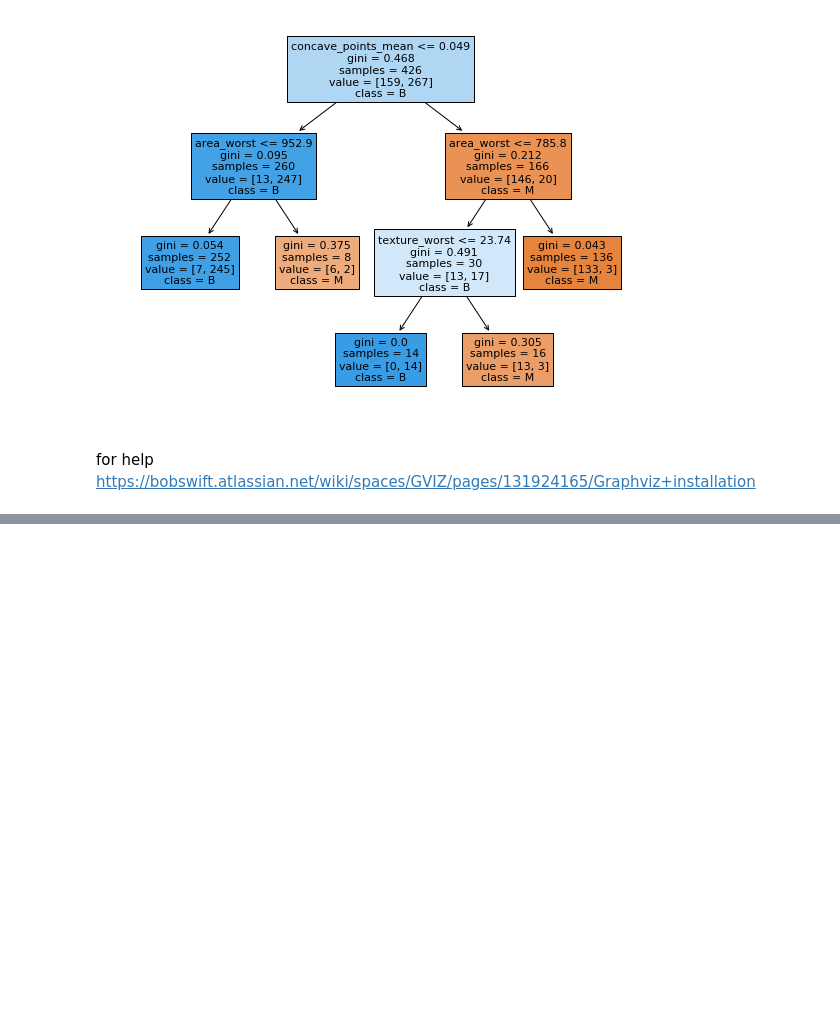
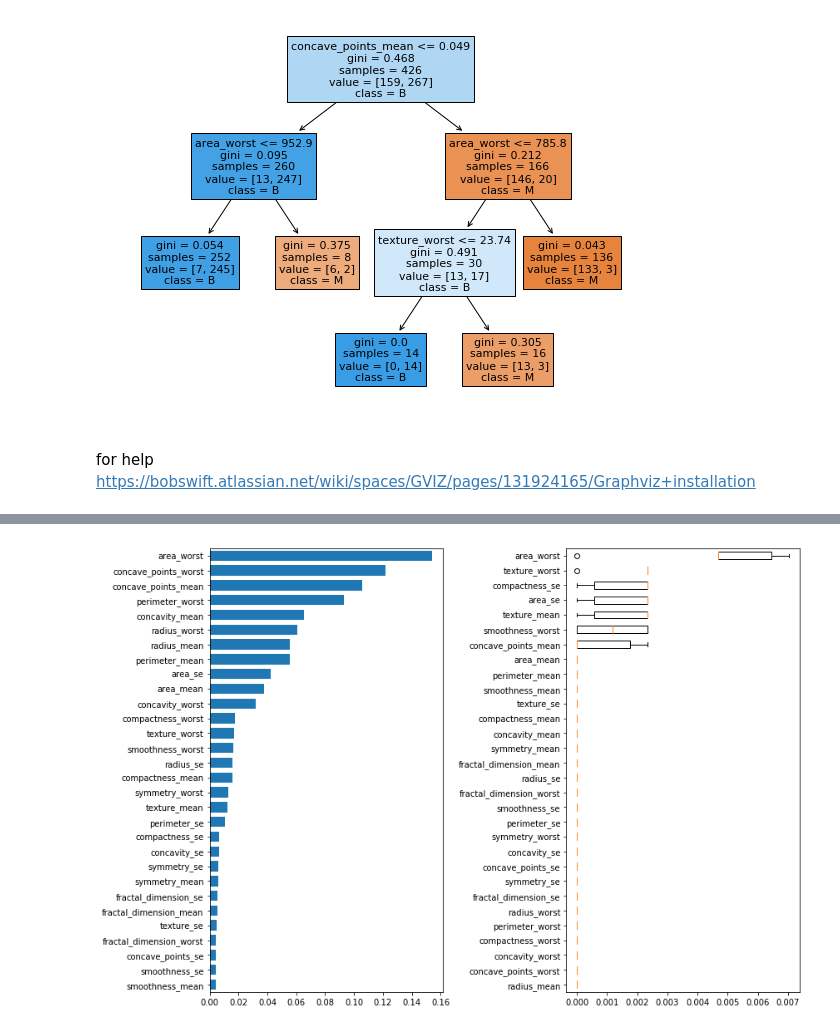
Before and after one commit to BlakeRosenhagen/Decision-Tree-Project, a Jupyter notebook: Cost_Complexity_Pruning.ipynb, the cells around one changed output, grey strips where cells are left out. Cells and saved outputs as stored; diff of their text form; code cells hidden in the pictures; blank space fills up the shorter version.

```diff
--- a/Cost_Complexity_Pruning.ipynb
+++ b/Cost_Complexity_Pruning.ipynb
@@ -394,0 +411,21 @@ print(clfs)
+# %%
+result = permutation_importance(clf, X_train, y_train, n_repeats=10,
+                                random_state=42)
+perm_sorted_idx = result.importances_mean.argsort()
+
+tree_importance_sorted_idx = np.argsort(clf.feature_importances_)
+tree_indices = np.arange(0, len(clf.feature_importances_)) + 0.5
+
+fig, (ax1, ax2) = plt.subplots(1, 2, figsize=(12, 8))
+ax1.barh(tree_indices,
+         clf.feature_importances_[tree_importance_sorted_idx],
+         height=0.7)
+ax1.set_yticklabels(np.array(feature_names)[tree_importance_sorted_idx])
+ax1.set_yticks(tree_indices)
+ax1.set_ylim((0, len(clf.feature_importances_)))
+ax2.boxplot(result.importances[perm_sorted_idx].T, vert=False,
+            labels=np.array(feature_names)[perm_sorted_idx])
+fig.tight_layout()
+plt.show()
+# %% [output]
+[figure, added]
```
Also changed, not shown: parts of 23 cells of this notebook, 13 other files.
